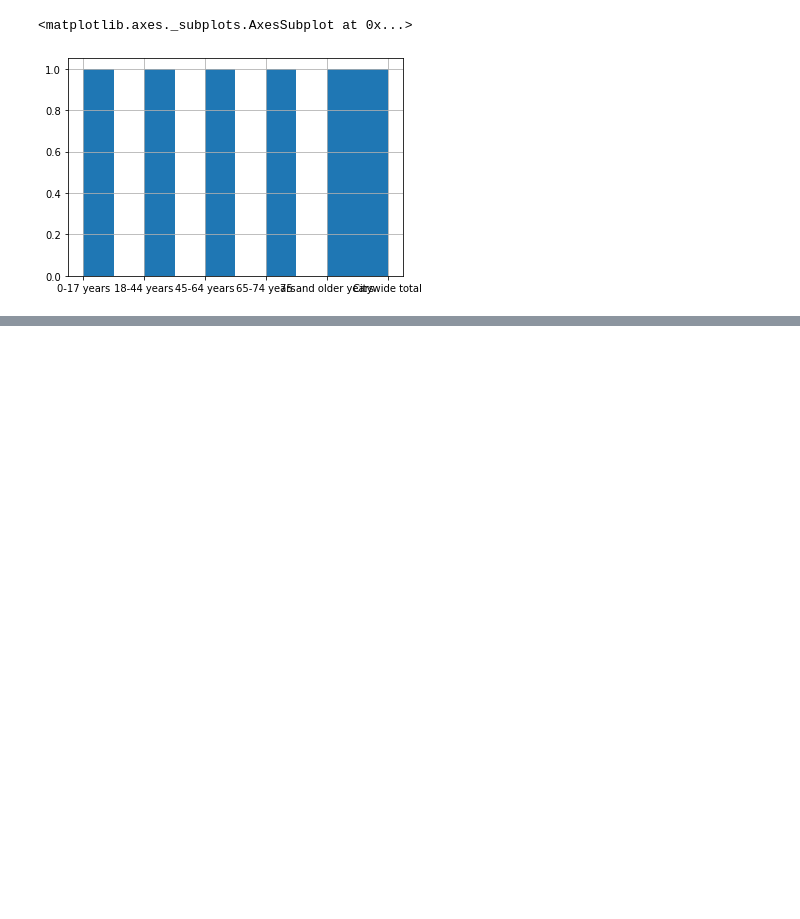
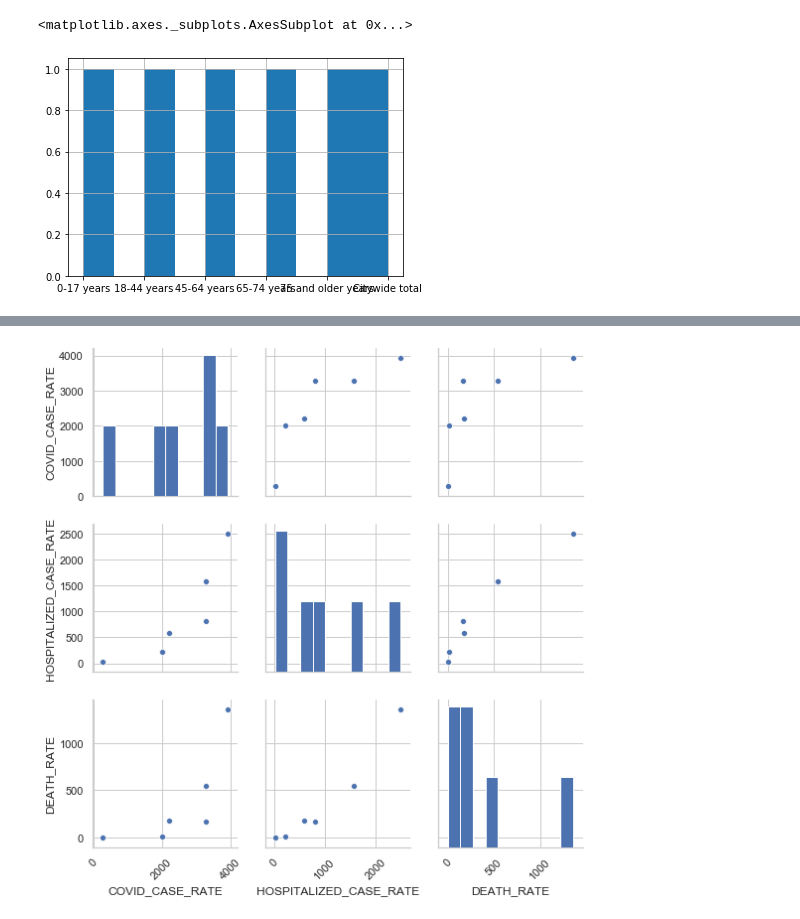
Before and after one commit to KruShahDS1/MEGACITY-NYC-COVID19-iMPACT, a Jupyter notebook: Data Visualization/NYC COVID-19.ipynb, the cells around one changed output, grey strips where cells are left out. Saved outputs shown, nothing was run; the diff lists cells and outputs as text; code cells hidden in the pictures; blank space fills up the shorter version.

```diff
--- a/Data Visualization/NYC COVID-19.ipynb
+++ b/Data Visualization/NYC COVID-19.ipynb
@@ -108,10 +132,3 @@ df3['SEX_GROUP'].hist()
 # %% [output]
 <matplotlib.axes._subplots.AxesSubplot at 0x...>
 [figure]
-# %%
-#p = sns.countplot(data=df2,
-                 # x = df2['AGE_GROUP']
-                  #)
-
-sns.set(style="darkgrid")
-ax = sns.countplot(x=df3['SEX_GROUP'],hue =  data=df3)
@@ -122,8 +137,3 @@ df2['AGE_GROUP'].hist()
 # %% [output]
 <matplotlib.axes._subplots.AxesSubplot at 0x...>
 [figure]
-# %%
-
-df2 = pd.melt(df2, id_vars=['AGE_GROUP'], value_vars=[['COVID_CASE_RATE'],['HOSPITALIZED_CASE_RATE'],['DEATH_RATE']]
-
-sns.factorplot(x='AGE_GROUP', y= [['COVID_CASE_RATE'],['HOSPITALIZED_CASE_RATE'],['DEATH_RATE']], data=df2, kind='bar')
@@ -131,0 +140,7 @@ SyntaxError: invalid syntax (<ipython-input-78-e77930cbf703>, line 3)
+# %%
+g = sns.pairplot(df2)
+
+for ax in g.axes.flat:
+    plt.setp(ax.get_xticklabels(), rotation=45)
+# %% [output]
+[figure, added]
```
Also changed, not shown: parts of 19 cells of this notebook.
